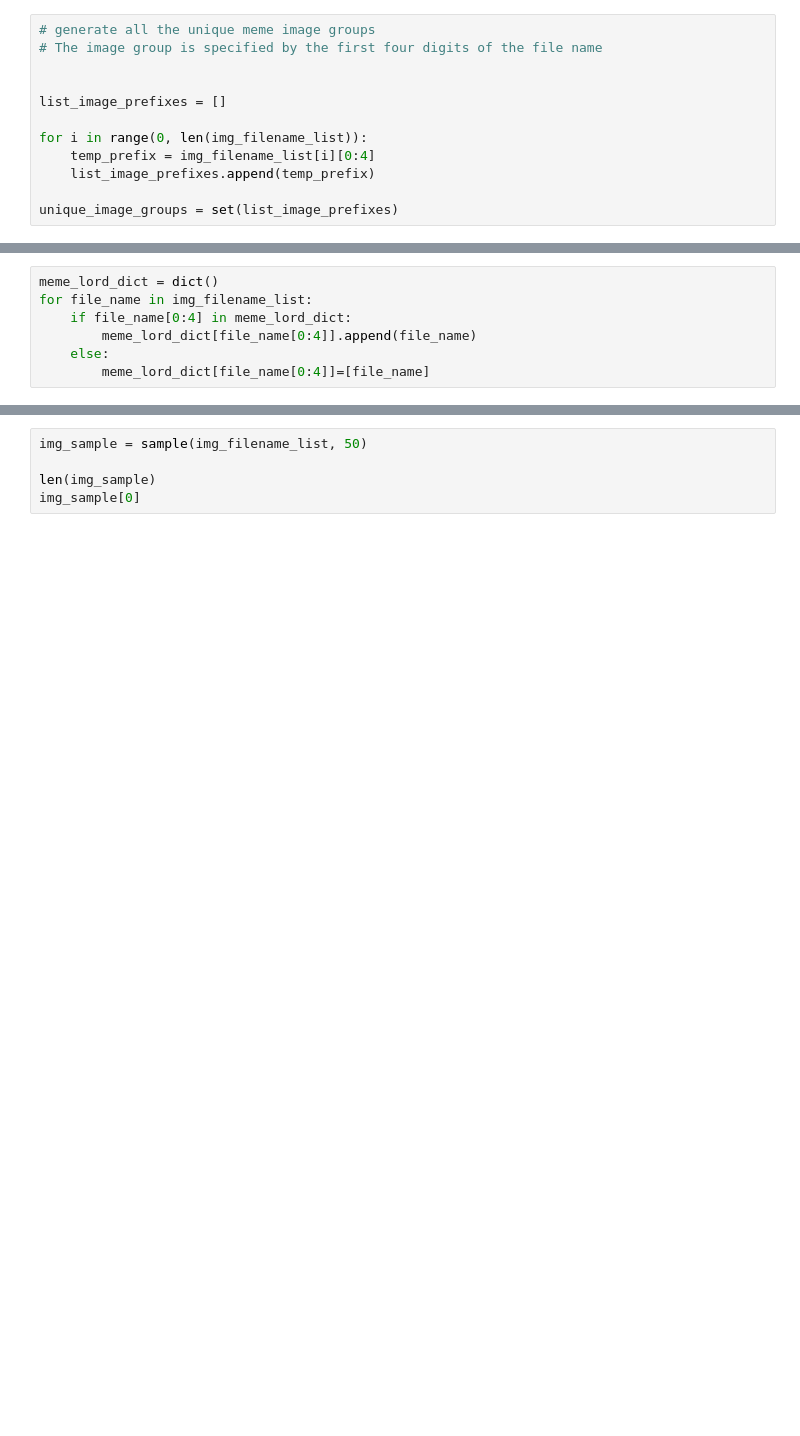
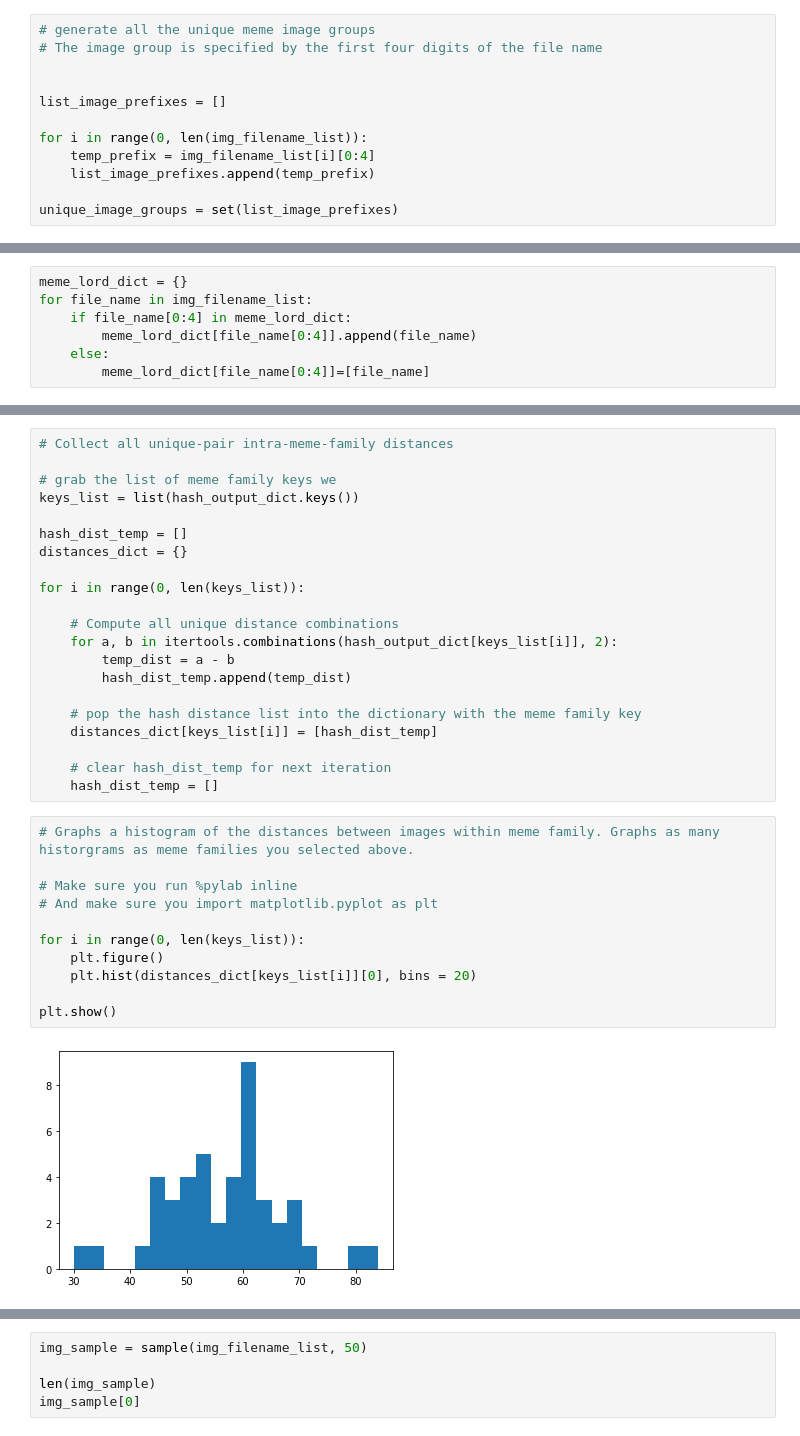
Before and after one commit to benjackman/das2019, a Jupyter notebook: findExample.ipynb, the cells around one changed output, grey strips where cells are left out. Cells and saved outputs as stored; diff of their text form; blank space fills up the shorter version.

```diff
--- a/findExample.ipynb
+++ b/findExample.ipynb
@@ -116,5 +116,5 @@ unique_image_groups = set(list_image_prefixes)
 # %%
-meme_lord_dict = dict()
+meme_lord_dict = {}
 for file_name in img_filename_list:
     if file_name[0:4] in meme_lord_dict:
         meme_lord_dict[file_name[0:4]].append(file_name)
@@ -124,0 +153,34 @@ test_var = random.choice
+# %%
+# Collect all unique-pair intra-meme-family distances
+
+# grab the list of meme family keys we
+keys_list = list(hash_output_dict.keys())
+
+hash_dist_temp = []
+distances_dict = {}
+
+for i in range(0, len(keys_list)):
+
+    # Compute all unique distance combinations
+    for a, b in itertools.combinations(hash_output_dict[keys_list[i]], 2):
+        temp_dist = a - b
+        hash_dist_temp.append(temp_dist)
+
+    # pop the hash distance list into the dictionary with the meme family key
+    distances_dict[keys_list[i]] = [hash_dist_temp]
+
+    # clear hash_dist_temp for next iteration
+    hash_dist_temp = []
+# %%
+# Graphs a histogram of the distances between images within meme family. Graphs as many historgrams as meme families you selected above.
+
+# Make sure you run %pylab inline
+# And make sure you import matplotlib.pyplot as plt
+
+for i in range(0, len(keys_list)):
+    plt.figure()
+    plt.hist(distances_dict[keys_list[i]][0], bins = 20)
+
+plt.show()
+# %% [output]
+[figure, added]
```
Also changed, not shown: parts of 12 cells of this notebook.
